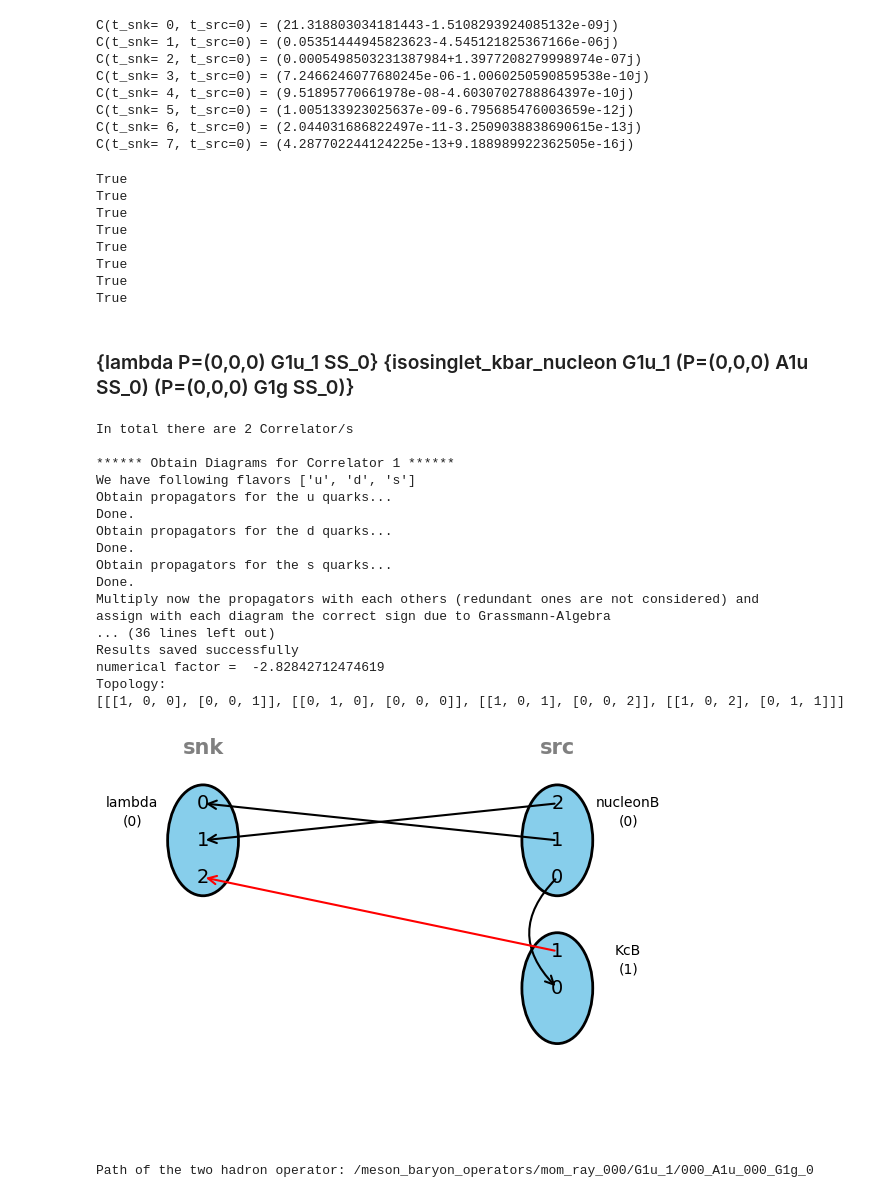
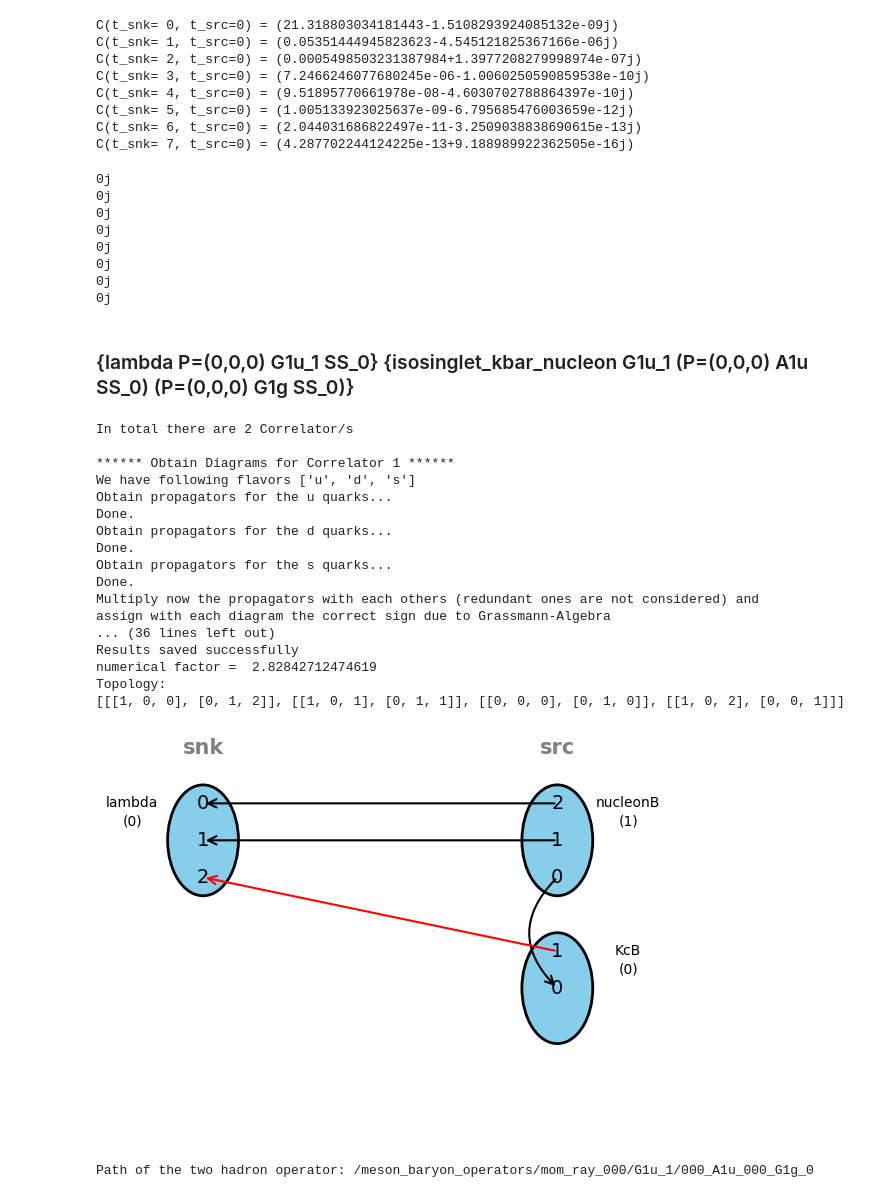
Before and after one commit to Herzallah15/PyTorTractor, a Jupyter notebook: Main.ipynb, the cells around one changed output. Drawn from its saved outputs; the diff is of its cells as text; code cells hidden in the pictures.

```diff
--- a/Main.ipynb
+++ b/Main.ipynb
@@ -1139,13 +1137,13 @@ for i in range(len(res)):
 # %% [markdown]
 ### KP->K.
 # %%
-O1 = (Kaon(1/2) * Pion(0) - (2**0.5) * Kaon(-1/2) * Pion(1))/(3**0.5)
+O1 = twoHO(rep=(1/2,1), I=1/2, I3=1/2, A=Kaon, B=Pion)#(Kaon(1/2) * Pion(0) - (2**0.5) * Kaon(-1/2) * Pion(1))/(3**0.5)
 O1_ontime = OpTimeSlice(1, O1)
 O2 = bar(Kaon(1/2))
 O2_ontime = OpTimeSlice(0, O2)
 Correlator = O1_ontime * O2_ontime
 Result = Correlator.Laudtracto()
-writeresults(Result, O1_ontime, O2_ontime, path = 'DiagramsTests/TestTh_03.hdf5')
+writeresults(Result, O1_ontime, O2_ontime, path = 'DiagramsTests/IsoDoubletKP_K.hdf5')
 for diagram in Result:
     diagram.bulavision()
 # %% [output]
@@ -1271,12 +1269,12 @@ for i in range(len(res)):
 # %%
 O1 = Kaon(1/2)
 O1_ontime = OpTimeSlice(1, O1)
-O2 = bar( (Kaon(1/2) * Pion(0) - (2**0.5) * Kaon(-1/2) * Pion(1))/(3**0.5))
+O2 = bar(twoHO(rep=(1/2,1), I=1/2, I3=1/2, A=Kaon, B=Pion))#bar( (Kaon(1/2) * Pion(0) - (2**0.5) * Kaon(-1/2) * Pion(1))/(3**0.5))
 
 O2_ontime = OpTimeSlice(0, O2)
 Correlator = O1_ontime * O2_ontime
 Result = Correlator.Laudtracto()
-writeresults(Result, O1_ontime, O2_ontime, path = 'DiagramsTests/TestTh_01.hdf5')
+writeresults(Result, O1_ontime, O2_ontime, path = 'DiagramsTests/K_IsoDoubletKP.hdf5')
 for diagram in Result:
     diagram.bulavision()
 # %% [output]
@@ -1389,12 +1387,12 @@ diff = 0j
 # %%
 O1 = Pion(1)
 O1_ontime = OpTimeSlice(1, O1)
-O2 = TwoHadronAnnihilation(rep=(1,1), I=1, I3=1, A=Pion, B=Pion)
+O2 = twoHO(rep=(1,1), I=1, I3=1, A=Pion, B=Pion)#TwoHadronAnnihilation(rep=(1,1), I=1, I3=1, A=Pion, B=Pion)
 O2 = bar(O2)
 O2_ontime = OpTimeSlice(0, O2)
 Correlator = O1_ontime * O2_ontime
 Result = Correlator.Laudtracto()
-writeresults(Result, O1_ontime, O2_ontime, path = 'DiagramsTests/P_Isotriplet_PP_New.hdf5')
+writeresults(Result, O1_ontime, O2_ontime, path = 'DiagramsTests/P_IsotripletPP.hdf5')
 for diagram in Result:
     diagram.bulavision()
 # %% [output]
@@ -1506,13 +1504,13 @@ True
 # %% [markdown]
 ### {isoquartet_kaon_pion A1g_1 (P=(0,0,0) A1u SS_0) (P=(0,0,0) A1um SS_0)} {isoquartet_kaon_pion A1g_1 (P=(0,0,0) A1u SS_0) (P=(0,0,0) A1um SS_0)
 # %%
-O1 = Kaon(1/2) * Pion(1)
+O1 = twoHO(rep=(1/2,1), I=3/2, I3=3/2, A=Kaon, B=Pion)#Kaon(1/2) * Pion(1)
 O1_ontime = OpTimeSlice(1, O1)
 O2 = bar(O1)
 O2_ontime = OpTimeSlice(0, O2)
 Correlator = O1_ontime * O2_ontime
 Result = Correlator.Laudtracto()
-writeresults(Result, O1_ontime, O2_ontime, path = 'DiagramsTests/Isoquartet_kp_kp.hdf5')
+writeresults(Result, O1_ontime, O2_ontime, path = 'DiagramsTests/Isoquartetkpkp.hdf5')
 for diagram in Result:
     diagram.bulavision()
 # %% [output]
@@ -1614,64 +1612,48 @@ C_Correct = [21.318803034181443-1.5108293924085132e-09j, 0.05351444945823623-4.5
             2.044031686822497e-11-3.2509038838690615e-13j, 4.287702244124225e-13+9.188989922362505e-16j]
 for i in range(len(res)):
     tst = res[i]-C_Correct[i]
-    if np.abs(tst) >= 1e-13:
-        print(False)
-    else:
-        print(True)
-
-#correct_results = [-0.01705939621432921+2.6603397858967667e-12j, -0.0014696825931435242+2.0855574313806832e-13j,
-#                    -0.00012465409755524717+4.782099150045087e-13j, -1.0373391320468922e-05+8.273672765877032e-14j,
-#                    -4.5396166414579006e-07+7.547742714231752e-15j, -3.658885046922376e-08+7.732876916739392e-15j,
-#                    -4.755738142598925e-09+4.927950734076989e-15j, -5.830128321273885e-10+1.575373692106411e-15j]
-
-#for i in range(len(res)):
-#    tst = res[i]+correct_results[i]
-#    if np.abs(tst.imag) >= 1e-13 or np.abs(tst.real) >= 1e-13:
-#        print(False)
-#        print()
-#    else:
-#        print(True)
+    print(tst)
 # %% [output]
-True
-True
-True
-True
-True
-True
-True
-True
+0j
+0j
+0j
+0j
+0j
+0j
+0j
+0j
 # %% [markdown]
 ### {lambda P=(0,0,0) G1u_1 SS_0} {isosinglet_kbar_nucleon G1u_1 (P=(0,0,0) A1u SS_0) (P=(0,0,0) G1g SS_0)}
 # %%
 #I = 0, I_3 = 0
 O1 = Lambda()
 O1_ontime = OpTimeSlice(1, O1)
-O2 = (bar(Nucleon(1/2)) * bar(KaonC(-1/2)) - bar(Nucleon(-1/2)) * bar(KaonC(1/2)))/(2**(1/2))
+O2 = bar(twoHO(rep=(1/2,1/2), I=0, I3=0, A=KaonC, B=Nucleon))#(bar(Nucleon(1/2)) * bar(KaonC(-1/2)) - bar(Nucleon(-1/2)) * bar(KaonC(1/2)))/(2**(1/2))
 O2_ontime = OpTimeSlice(0, O2)
 Correlator = O1_ontime * O2_ontime
 Result = Correlator.Laudtracto()
-writeresults(Result, O1_ontime, O2_ontime, path = 'DiagramsTests/Singlet_L_KN_New.hdf5')
+writeresults(Result, O1_ontime, O2_ontime, path = 'DiagramsTests/SingletLKN.hdf5')
 for diagram in Result:
     diagram.bulavision()
 # %% [output]
 In total there are 2 Correlator/s
 
 ****** Obtain Diagrams for Correlator 1 ******
 We have following flavors ['u', 'd', 's']
 Obtain propagators for the u quarks...
 Done.
 Obtain propagators for the d quarks...
 Done.
 Obtain propagators for the s quarks...
 Done.
 Multiply now the propagators with each others (redundant ones are not considered) and
 assign with each diagram the correct sign due to Grassmann-Algebra
 ... (36 lines left out)
 Results saved successfully
-numerical factor =  -2.82842712474619
+numerical factor =  2.82842712474619
 Topology:
-[[[1, 0, 0], [0, 0, 1]], [[0, 1, 0], [0, 0, 0]], [[1, 0, 1], [0, 0, 2]], [[1, 0, 2], [0, 1, 1]]]
+[[[1, 0, 0], [0, 1, 2]], [[1, 0, 1], [0, 1, 1]], [[0, 0, 0], [0, 1, 0]], [[1, 0, 2], [0, 0, 1]]]
-[figure, old version]
+[figure, new version]
 # %%
 #<Corr>{lambda P=(0,0,0) G1u_1 SS_0} {isosinglet_kbar_nucleon G1u_1 [P=(0,0,0) A1u SS_0] [P=(0,0,0) G1g SS_0]}</Corr>
 Hadron1 = Hadron(File_Info_Path = 'data/baryon_operators.h5', Hadron_Type = 'baryon_operators', Hadron_Position = (1,0), Flavor = 'lambda_uds',
```
Also changed, not shown: parts of 47 cells of this notebook, 1 other file.
